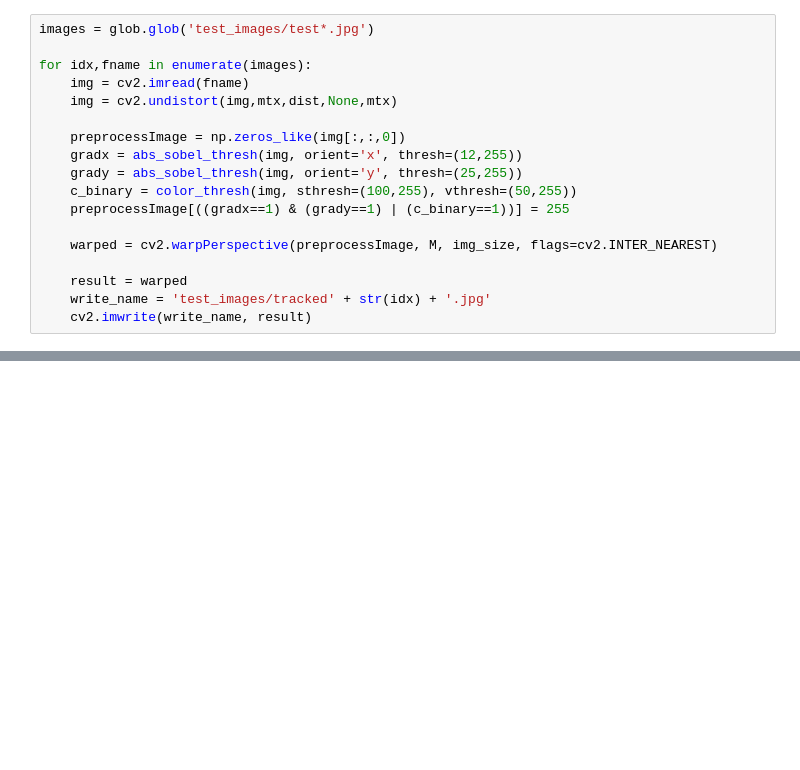
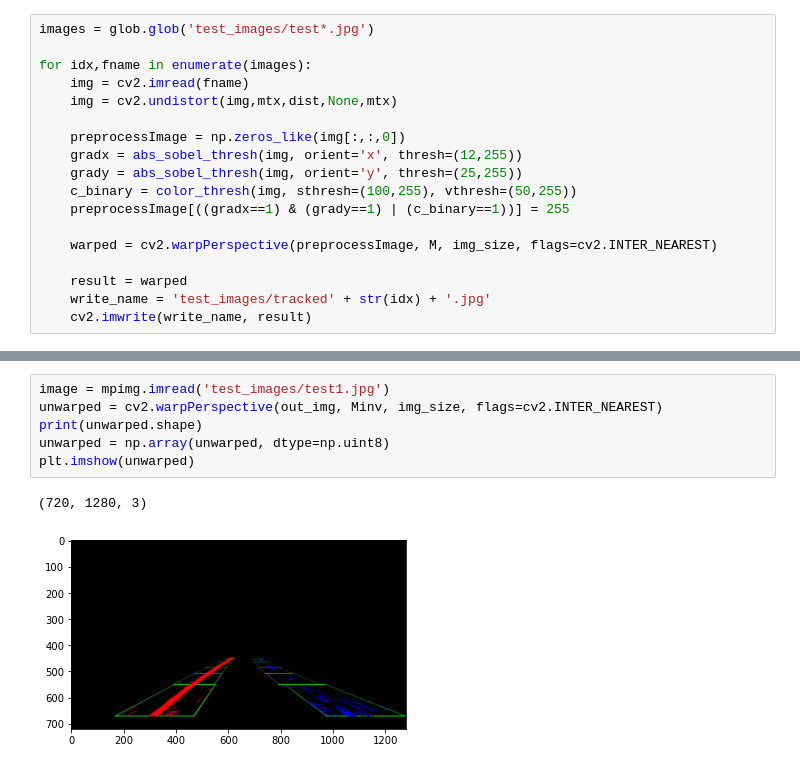
Before and after one commit to CK-Liu/P2-Advanced-LaneLines, a Jupyter notebook: P2.ipynb, the cells around one changed output, grey strips where cells are left out. Saved outputs shown, nothing was run; the diff lists cells and outputs as text; blank space fills up the shorter version.

```diff
--- a/P2.ipynb
+++ b/P2.ipynb
@@ -294,0 +246,9 @@ print(left_curverad, 'm', right_curverad, 'm')
+# %%
+image = mpimg.imread('test_images/test1.jpg')
+unwarped = cv2.warpPerspective(out_img, Minv, img_size, flags=cv2.INTER_NEAREST)
+print(unwarped.shape)
+unwarped = np.array(unwarped, dtype=np.uint8)
+plt.imshow(unwarped)
+# %% [output]
+(720, 1280, 3)
+[figure, added]
```
Also changed, not shown: parts of 5 cells of this notebook, 1 other file.
